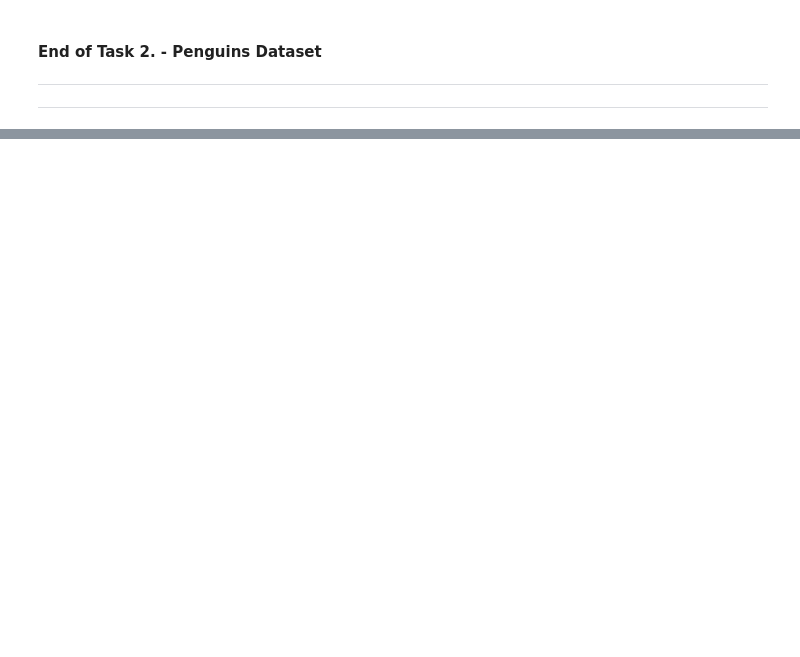
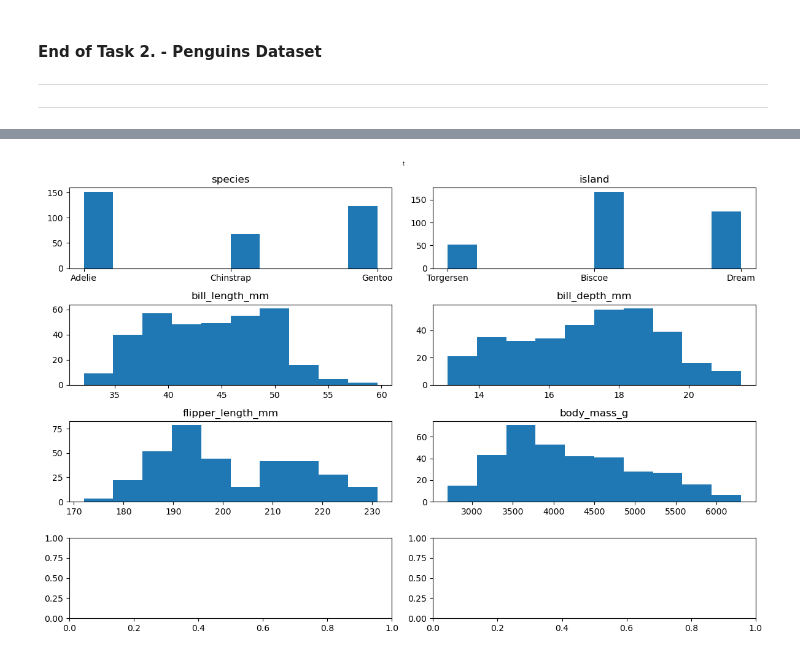
Before and after one commit to noyo0/Fundamentals_DataAnalysis, a Jupyter notebook: tasks.ipynb, the cells around one changed output, grey strips where cells are left out. Saved outputs shown, nothing was run; the diff lists cells and outputs as text; code cells hidden in the pictures; blank space fills up the shorter version.

```diff
--- a/tasks.ipynb
+++ b/tasks.ipynb
@@ -312,0 +347,23 @@ ___
+# %%
+import matplotlib.pyplot as plt
+fig, ax = plt.subplots(4,2, figsize=(12,8))
+fig.suptitle('t',fontsize=6)
+ax[0,0].hist(df['species'])
+ax[0,0].set_title('species')
+ax[0,1].hist(df['island'])
+ax[0,1].set_title('island')
+ax[1,0].hist(df['bill_length_mm'])
+ax[1,0].set_title('bill_length_mm')
+ax[1,1].hist(df['bill_depth_mm'])
+ax[1,1].set_title('bill_depth_mm')
+ax[2,0].hist(df['flipper_length_mm'])
+ax[2,0].set_title('flipper_length_mm')
+ax[2,1].hist(df['body_mass_g'])
+ax[2,1].set_title('body_mass_g')
+#ax[3,0].hist(df['sex'])
+#ax[3,0].set_title('sex')
+
+
+plt.tight_layout()
+# %% [output]
+[figure, added]
```
Also changed, not shown: parts of 8 cells of this notebook, 1 other file.
